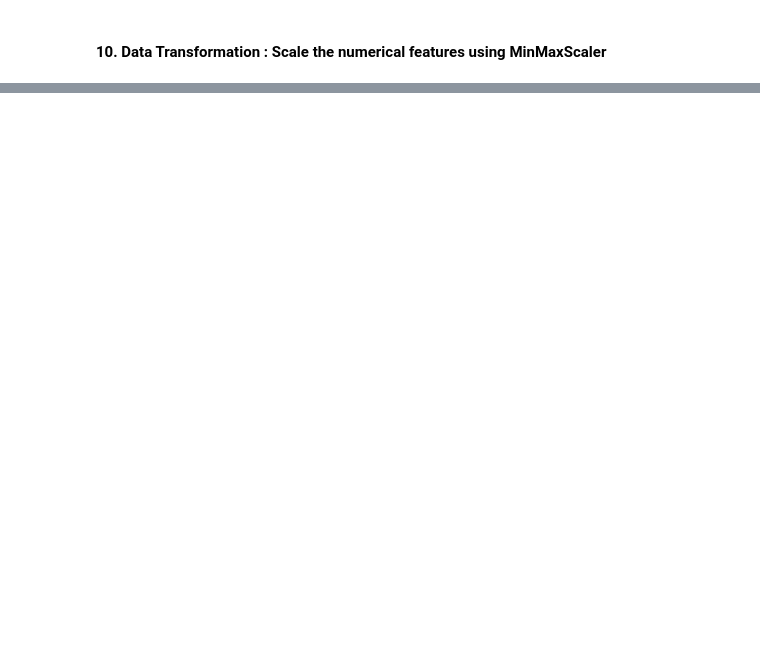
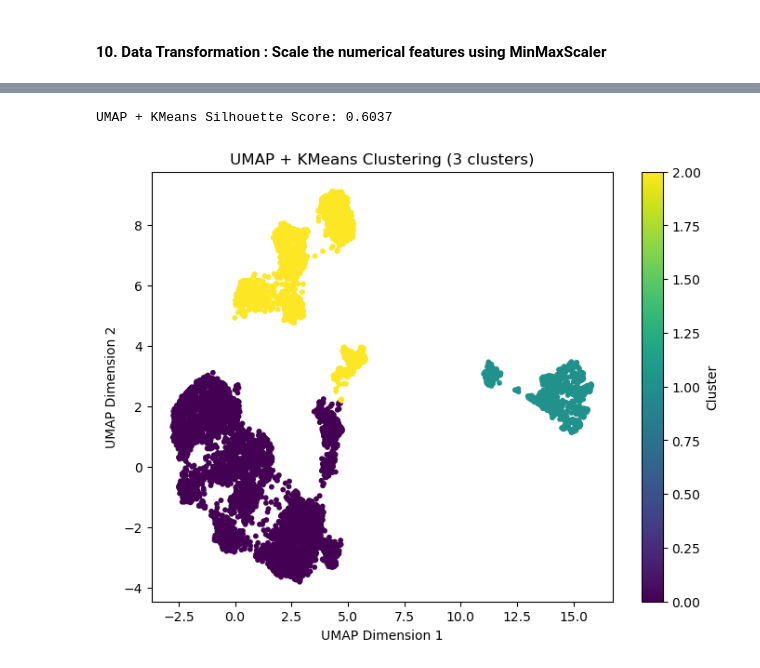
Before and after one commit to Manju-crz/MTechConda, a Jupyter notebook: Machine Learning 3/Mini Project/MiniProjectCode01.ipynb, the cells around one changed output, grey strips where cells are left out. Drawn from its saved outputs; the diff is of its cells as text; code cells hidden in the pictures; blank space fills up the shorter version.

```diff
--- a/Machine Learning 3/Mini Project/MiniProjectCode01.ipynb
+++ b/Machine Learning 3/Mini Project/MiniProjectCode01.ipynb
@@ -120,0 +209,14 @@ data_scaled = scaler.fit_transform(data)
+# %%
+# Upper triangle of correlation matrix
+upper = corr_matrix.where(
+    np.triu(np.ones(corr_matrix.shape), k=1).astype(bool)
+)
+
+# Identify features with correlation > threshold (e.g., 0.9)
+threshold = 0.9
+to_drop = [
+    column for column in upper.columns if any(upper[column] > threshold)
+]
+# %%
+data = data.drop(columns=to_drop)
+print("The data sets's shape after dropping the highly correlated columns: ", data.shape)
@@ -120,0 +230,3 @@ data_scaled = scaler.fit_transform(data)
+# %%
+scaler = MinMaxScaler()
+X_scaled = scaler.fit_transform(data)
@@ -120,0 +419,19 @@ data_scaled = scaler.fit_transform(data)
+# %%
+reducer = umap.UMAP(n_components=2, random_state=42)
+X_umap = reducer.fit_transform(X_scaled)
+kmeans = KMeans(n_clusters=3, random_state=42)
+labels = kmeans.fit_predict(X_umap)
+score = silhouette_score(X_umap, labels)
+print(f"UMAP + KMeans Silhouette Score: {score:.4f}")
+# %% [output]
+UMAP + KMeans Silhouette Score: 0.6037
+# %%
+plt.figure(figsize=(8,6))
+plt.scatter(X_umap[:,0], X_umap[:,1], c=labels, cmap='viridis', s=10)
+plt.title('UMAP + KMeans Clustering (3 clusters)')
+plt.xlabel('UMAP Dimension 1')
+plt.ylabel('UMAP Dimension 2')
+plt.colorbar(label='Cluster')
+plt.show()
+# %% [output]
+[figure, added]
```
Also changed, not shown: parts of 45 cells of this notebook, 6 other files.
